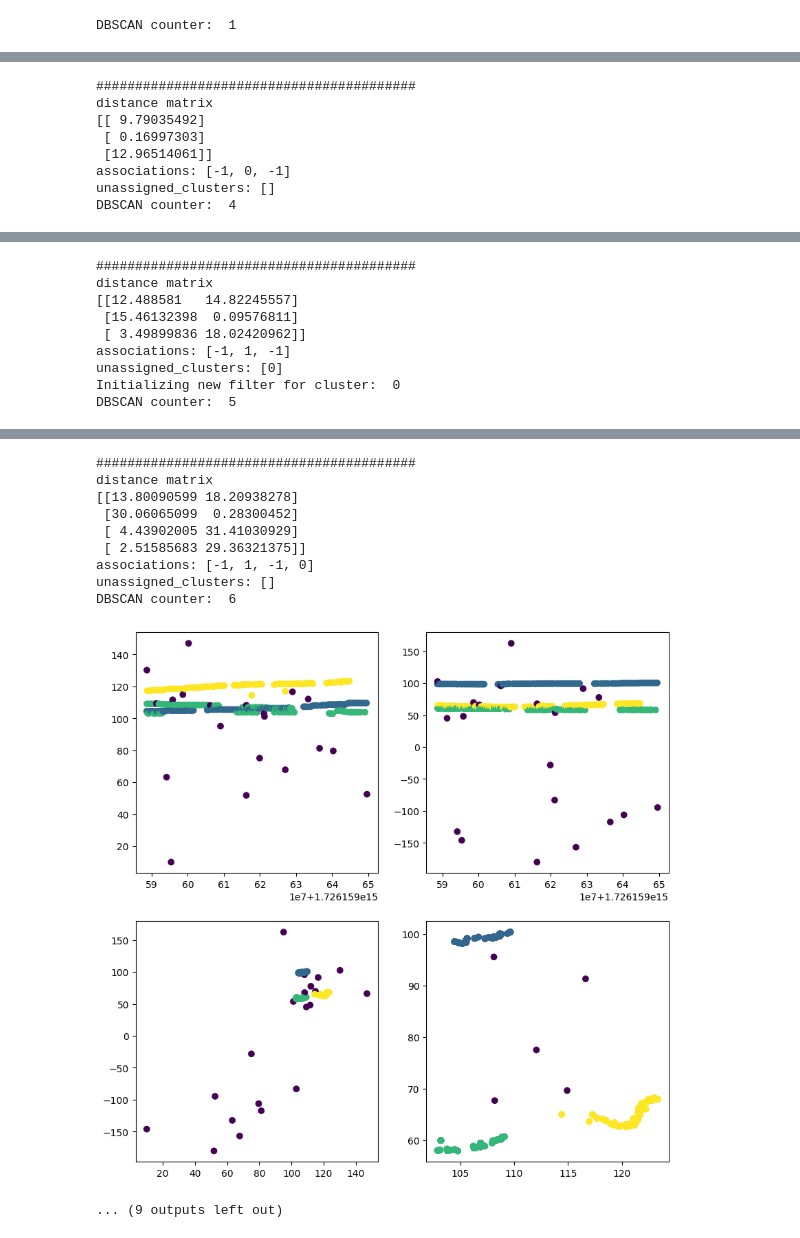
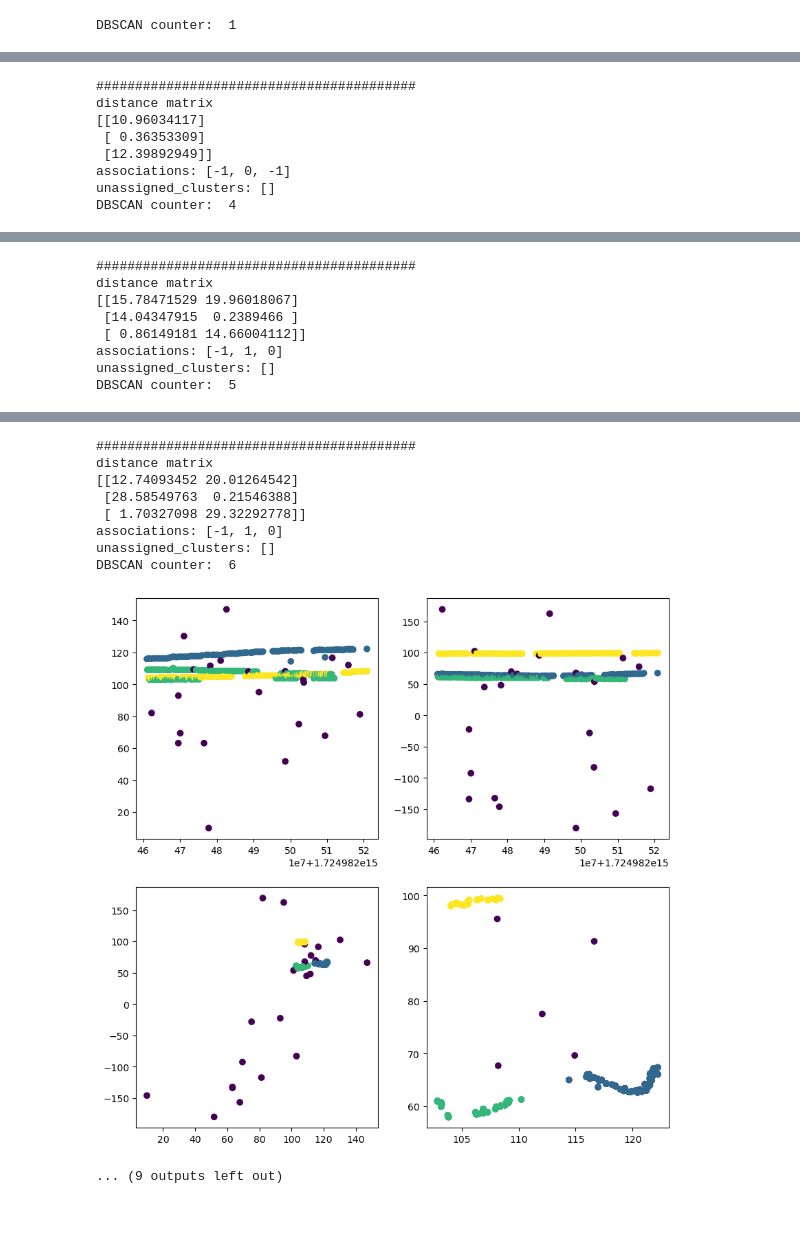
Before and after one commit to WAaronD/FreeWILLI_wasd, a Jupyter notebook: Python/Visualizations/TrackDBSCAN-Adapt-EXP.ipynb, the cells around one changed output, grey strips where cells are left out. Saved outputs shown, nothing was run; the diff lists cells and outputs as text; code cells hidden in the pictures.

```diff
--- a/Python/Visualizations/TrackDBSCAN-Adapt-EXP.ipynb
+++ b/Python/Visualizations/TrackDBSCAN-Adapt-EXP.ipynb
@@ -406,8 +406,8 @@ column_names = [
 ]
 
 # Replace with your actual data path
-# path_doa = "../../C/deployment_files/2024-8-29-18-37-36-480140_detection"
-path_doa = "../2024-9-12-9-36-14-51349_detection"
+path_doa = "../../C/deployment_files/2024-8-29-18-37-36-480140_detection"
+#path_doa = "../2024-9-12-9-36-14-51349_detection"
 df = pd.read_csv(path_doa, delim_whitespace=True, names=column_names, skiprows=1)
 
 # Instantiate the tracker
@@ -465,8 +465,8 @@ DBSCAN counter:  3
 #########################################
 distance matrix
-[[ 9.79035492]
- [ 0.16997303]
- [12.96514061]]
+[[10.96034117]
+ [ 0.36353309]
+ [12.39892949]]
 associations: [-1, 0, -1]
 unassigned_clusters: []
 DBSCAN counter:  4
@@ -474,9 +474,8 @@ DBSCAN counter:  4
 #########################################
 distance matrix
-[[12.488581   14.82245557]
- [15.46132398  0.09576811]
- [ 3.49899836 18.02420962]]
-associations: [-1, 1, -1]
-unassigned_clusters: [0]
-Initializing new filter for cluster:  0
+[[15.78471529 19.96018067]
+ [14.04347915  0.2389466 ]
+ [ 0.86149181 14.66004112]]
+associations: [-1, 1, 0]
+unassigned_clusters: []
 DBSCAN counter:  5
@@ -484,13 +483,12 @@ DBSCAN counter:  5
 #########################################
 distance matrix
-[[13.80090599 18.20938278]
- [30.06065099  0.28300452]
- [ 4.43902005 31.41030929]
- [ 2.51585683 29.36321375]]
-associations: [-1, 1, -1, 0]
+[[12.74093452 20.01264542]
+ [28.58549763  0.21546388]
+ [ 1.70327098 29.32292778]]
+associations: [-1, 1, 0]
 unassigned_clusters: []
 DBSCAN counter:  6
-[figure, old version]
+[figure, new version]
 ... (9 outputs left out)
 # %%
 plot_log(tracker.kalman_log)
```
Also changed, not shown: parts of 2 cells of this notebook, 5 other files.
